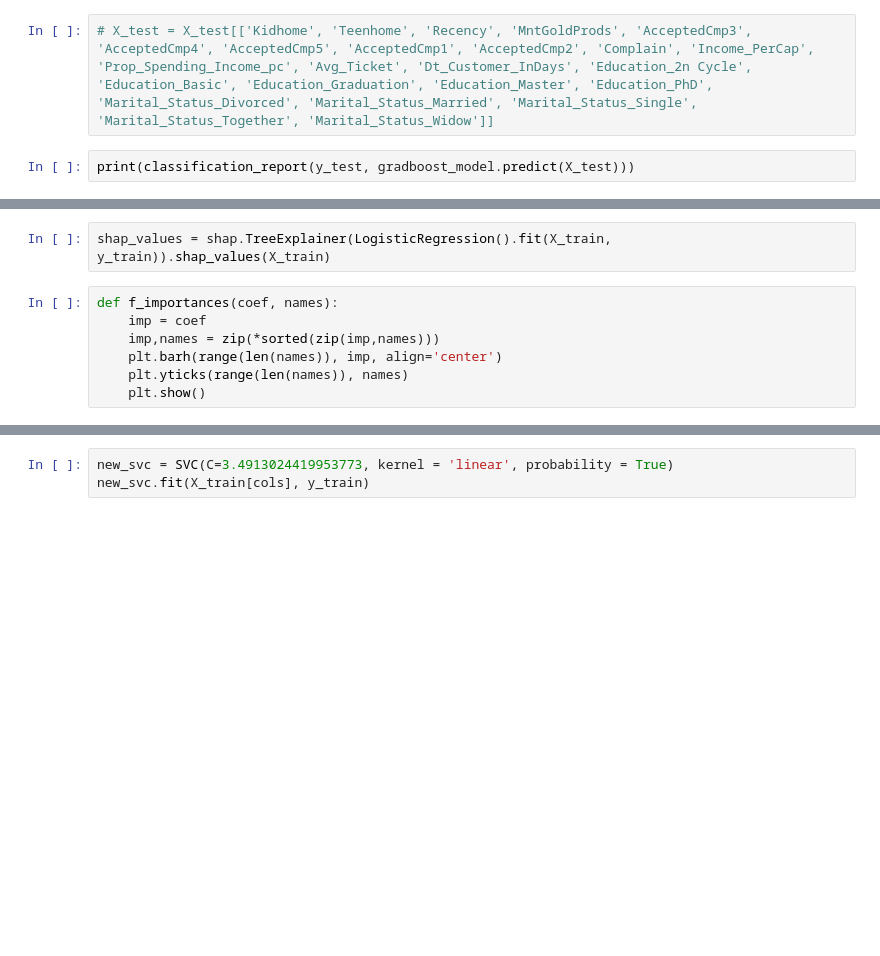
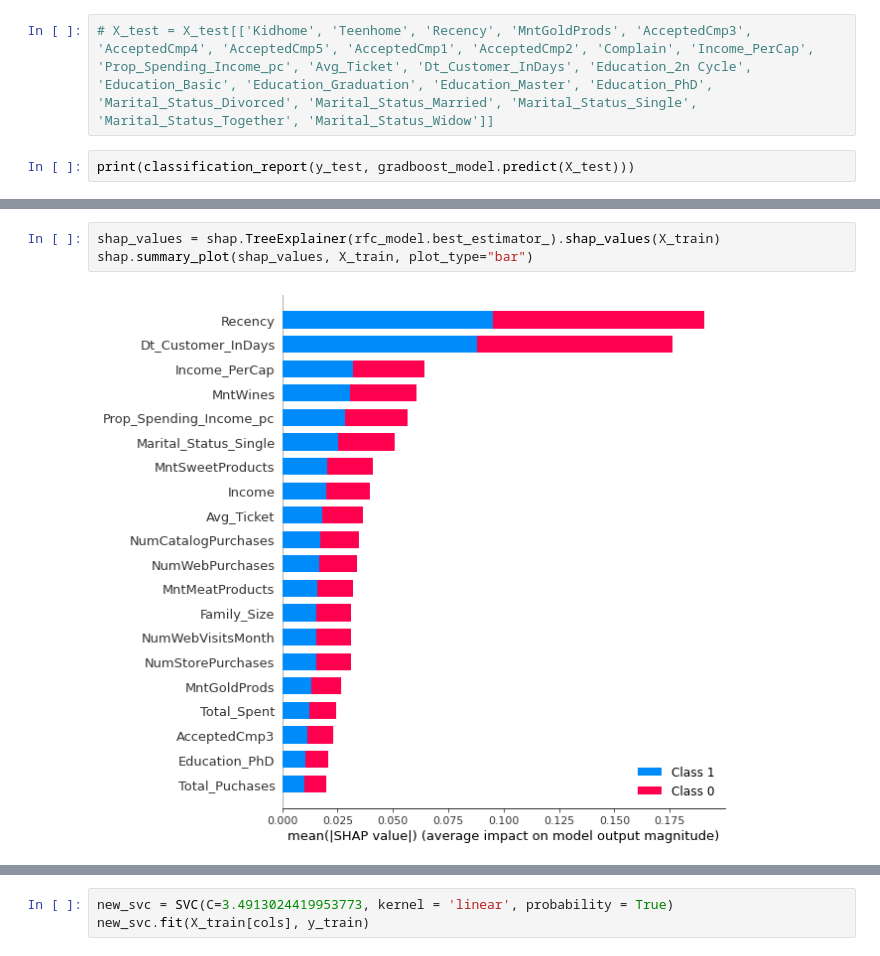
Before and after one commit to renanfmoises/consumer-behavior-analytics, a Jupyter notebook: notebooks/3.3 Consumer Behavior Analytics - Data Modelling - Best Model Analysis and Interpretability.ipynb, the cells around one changed output, grey strips where cells are left out. Drawn from its saved outputs; the diff is of its cells as text; blank space fills up the shorter version.

```diff
--- a/notebooks/3.3 Consumer Behavior Analytics - Data Modelling - Best Model Analysis and Interpretability.ipynb
+++ b/notebooks/3.3 Consumer Behavior Analytics - Data Modelling - Best Model Analysis and Interpretability.ipynb
@@ -82,9 +117,5 @@ import shap
 # %%
-shap_values = shap.TreeExplainer(LogisticRegression().fit(X_train, y_train)).shap_values(X_train)
+shap_values = shap.TreeExplainer(rfc_model.best_estimator_).shap_values(X_train)
+shap.summary_plot(shap_values, X_train, plot_type="bar")
+# %% [output]
+[figure, added]
-# %%
-def f_importances(coef, names):
-    imp = coef
-    imp,names = zip(*sorted(zip(imp,names)))
-    plt.barh(range(len(names)), imp, align='center')
-    plt.yticks(range(len(names)), names)
-    plt.show()
```
Also changed, not shown: parts of 15 cells of this notebook, 6 other files.
